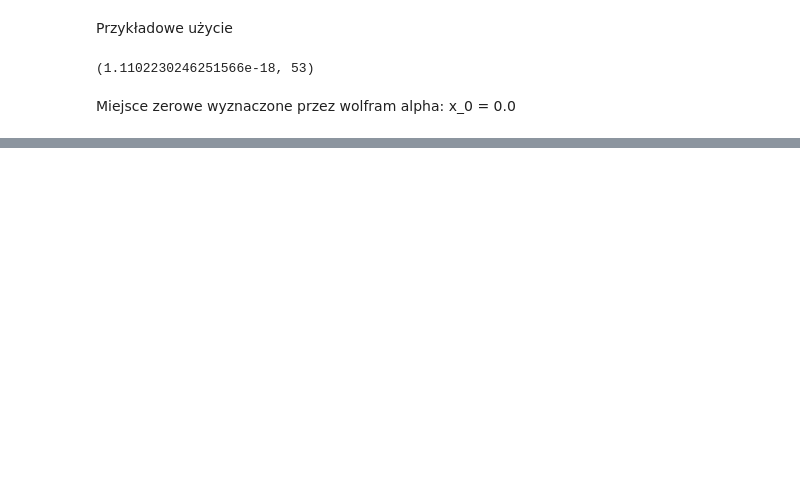
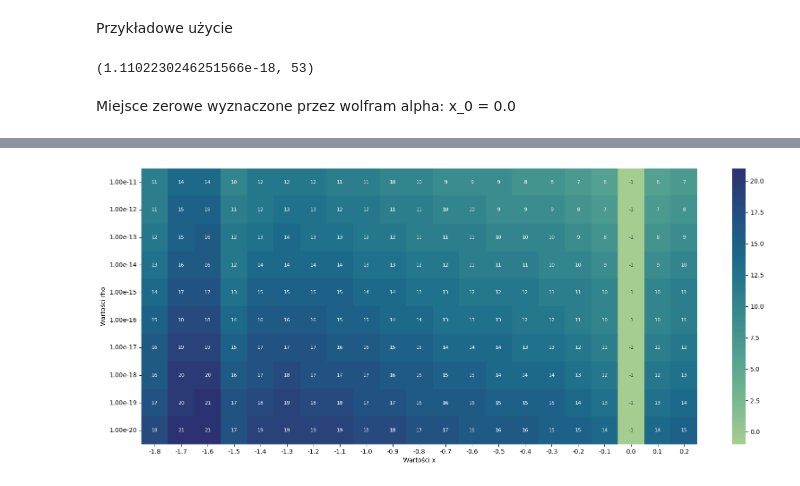
Before and after one commit to JakubFr4czek/MOwNiT, a Jupyter notebook: Lab5/lab5.ipynb, the cells around one changed output, grey strips where cells are left out. Cells and saved outputs as stored; diff of their text form; code cells hidden in the pictures; blank space fills up the shorter version.

```diff
--- a/Lab5/lab5.ipynb
+++ b/Lab5/lab5.ipynb
@@ -196,0 +184,4 @@ x | eps | x_0 | iterations
+# %%
+test_newton.plot_heatmap_iterations(test_newton.eps_values_2, ConditionNewton.ABS)
+# %% [output]
+[figure, added]
```
Also changed, not shown: parts of 13 cells of this notebook, 10 other files.
